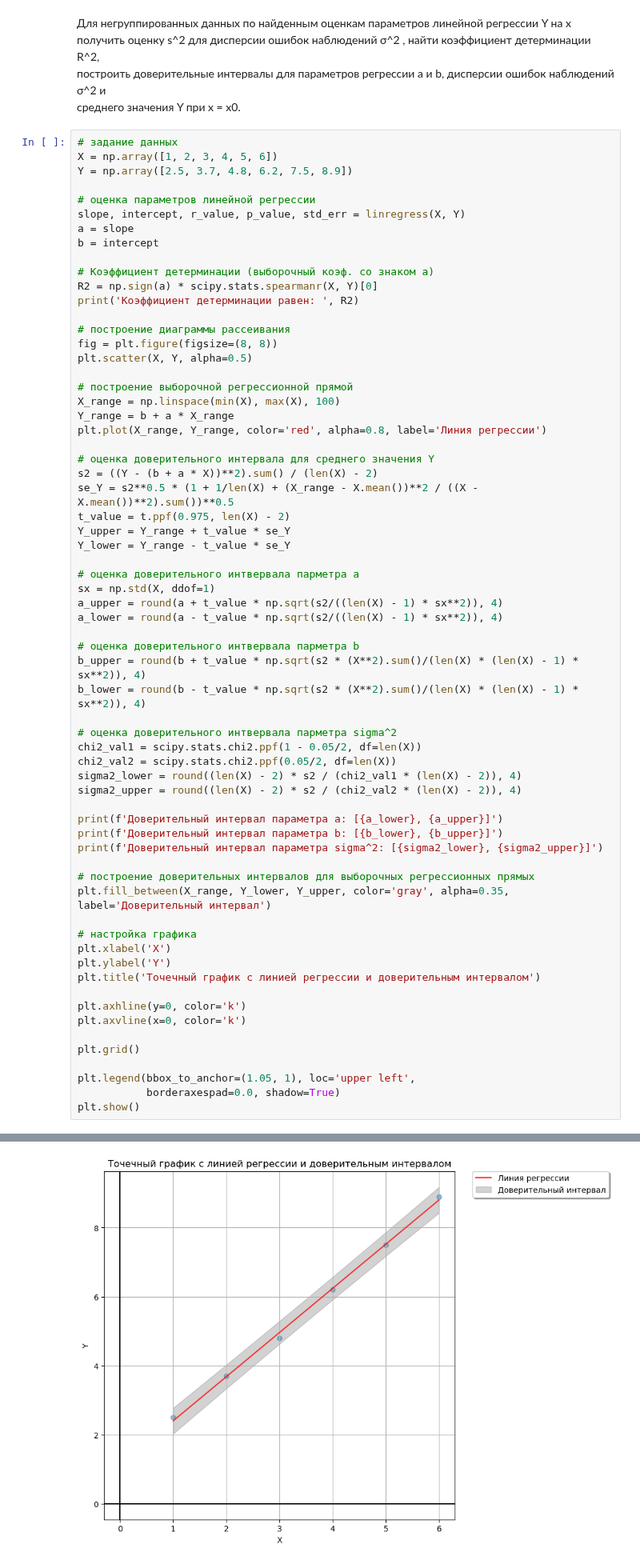
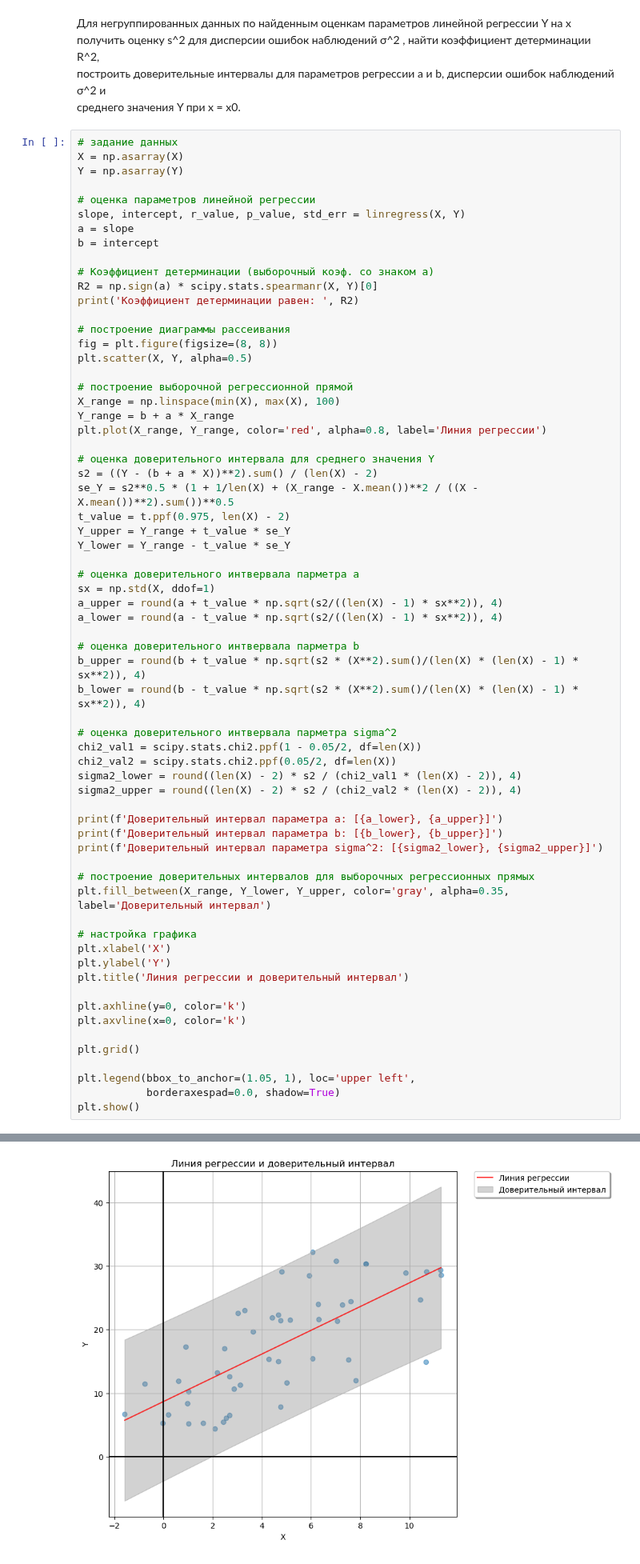
Before and after one commit to Jrvvv/Math_With_Py, a Jupyter notebook: Statistics_and_probability/PL4.ipynb, the cells around one changed output, grey strips where cells are left out. Shown at 80% size. Saved outputs shown, nothing was run; the diff lists cells and outputs as text.

```diff
--- a/Statistics_and_probability/PL4.ipynb
+++ b/Statistics_and_probability/PL4.ipynb
@@ -153,8 +153,8 @@ plt.show()
 среднего значения Y при x = x0.
 # %%
 # задание данных
-X = np.array([1, 2, 3, 4, 5, 6])
-Y = np.array([2.5, 3.7, 4.8, 6.2, 7.5, 8.9])
+X = np.asarray(X)
+Y = np.asarray(Y)
 
 # оценка параметров линейной регрессии
 slope, intercept, r_value, p_value, std_err = linregress(X, Y)
@@ -206,7 +206,7 @@ plt.fill_between(X_range, Y_lower, Y_upper, color='gray', alpha=0.35, label='Д
 # настройка графика
 plt.xlabel('X')
 plt.ylabel('Y')
-plt.title('Точечный график с линией регрессии и доверительным интервалом')
+plt.title('Линия регрессии и доверительный интервал')
 
 plt.axhline(y=0, color='k')
 plt.axvline(x=0, color='k')
@@ -224 +224 @@ plt.show()
-[figure, old version]
+[figure, new version]
```
Also changed, not shown: parts of 2 cells of this notebook.
